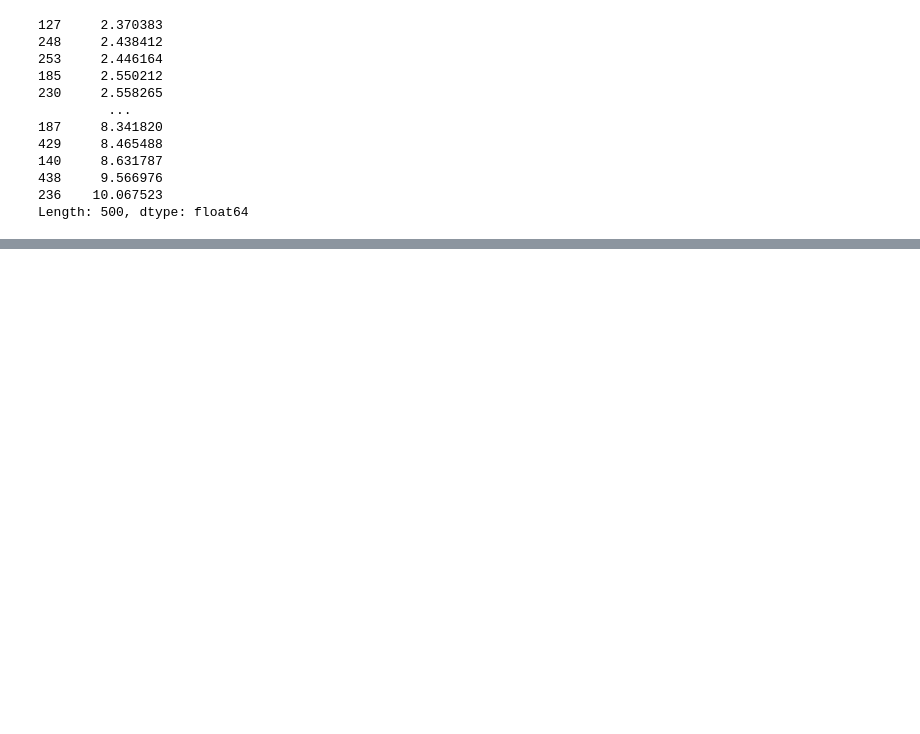
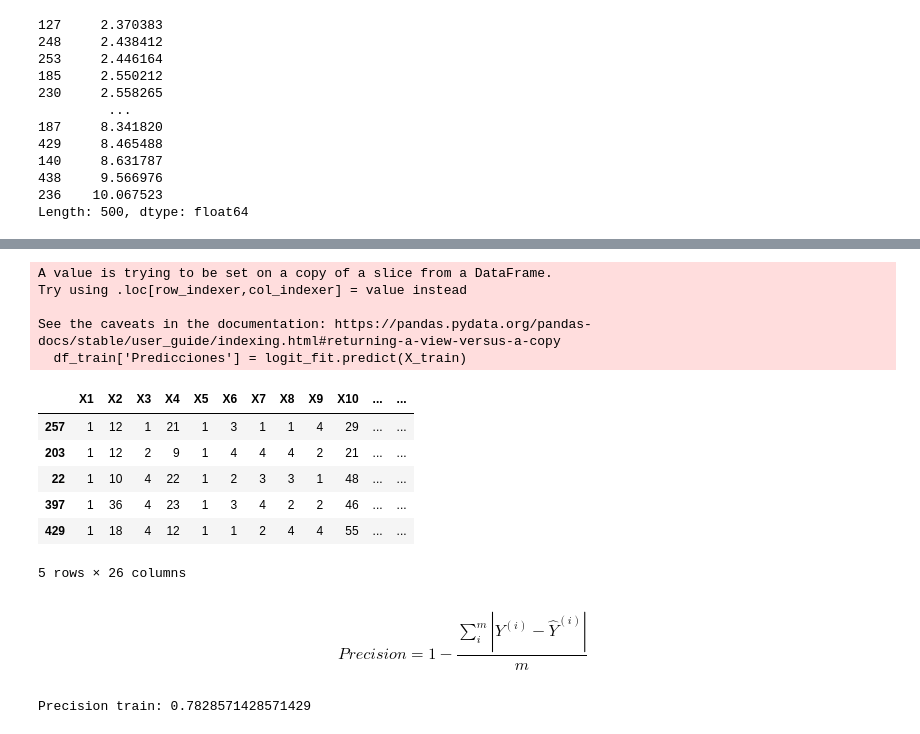
Before and after one commit to alejo963/Estad-stica_en_Ciencia_de_datos, a Jupyter notebook: taller1/codigo_taller1.ipynb, the cells around one changed output, grey strips where cells are left out. Drawn from its saved outputs; the diff is of its cells as text; code cells hidden in the pictures; blank space fills up the shorter version.

```diff
--- a/taller1/codigo_taller1.ipynb
+++ b/taller1/codigo_taller1.ipynb
@@ -309,0 +330,14 @@ Length: 500, dtype: float64
+# %%
+# TODO: Realizar eliminación de variables
+# La variable endógena debe estar entre 0 y 1
+df.Y = df.Y -1
+X = df.drop('Y', axis=1)
+Y = df.Y
+df_train, df_test = train_test_split(df, train_size=0.7, random_state=43)
+X_train = df_train.drop('Y', axis=1)
+Y_train = df_train.Y
+X_test = df_test.drop('Y', axis=1)
+Y_test = df_test.Y
+# %%
+logit = LogisticRegression(penalty='l2', max_iter=1000, C=0.5)
+logit_fit = logit.fit(X_train, Y_train)
@@ -309,0 +353,25 @@ Length: 500, dtype: float64
+# %%
+df_train['Predicciones'] = logit_fit.predict(X_train)
+df_train.head()
+# %% [output]
+A value is trying to be set on a copy of a slice from a DataFrame.
+Try using .loc[row_indexer,col_indexer] = value instead
+
+See the caveats in the documentation: https://pandas.pydata.org/pandas-docs/stable/user_guide/indexing.html#returning-a-view-versus-a-copy
+  df_train['Predicciones'] = logit_fit.predict(X_train)
+|  | X1 | X2 | X3 | X4 | X5 | X6 | X7 | X8 | X9 | X10 | ... | ... |
+| 257 | 1 | 12 | 1 | 21 | 1 | 3 | 1 | 1 | 4 | 29 | ... | ... |
+| 203 | 1 | 12 | 2 | 9 | 1 | 4 | 4 | 4 | 2 | 21 | ... | ... |
+| 22 | 1 | 10 | 4 | 22 | 1 | 2 | 3 | 3 | 1 | 48 | ... | ... |
+| 397 | 1 | 36 | 4 | 23 | 1 | 3 | 4 | 2 | 2 | 46 | ... | ... |
+| 429 | 1 | 18 | 4 | 12 | 1 | 1 | 2 | 4 | 4 | 55 | ... | ... |
+5 rows × 26 columns
+# %% [markdown]
+$$
+Precision = 1 -\frac{\sum_i^m \left| Y^{(i)} - \hat{Y}^{(i)} \right|}{m}
+$$
+# %%
+precision_train = 1 - (np.abs(df_train.Y - df_train.Predicciones)).sum() / len(Y_train)
+print(f'Precision train: {precision_train}')
+# %% [output]
+Precision train: 0.7828571428571429
```
Also changed, not shown: parts of 6 cells of this notebook.
